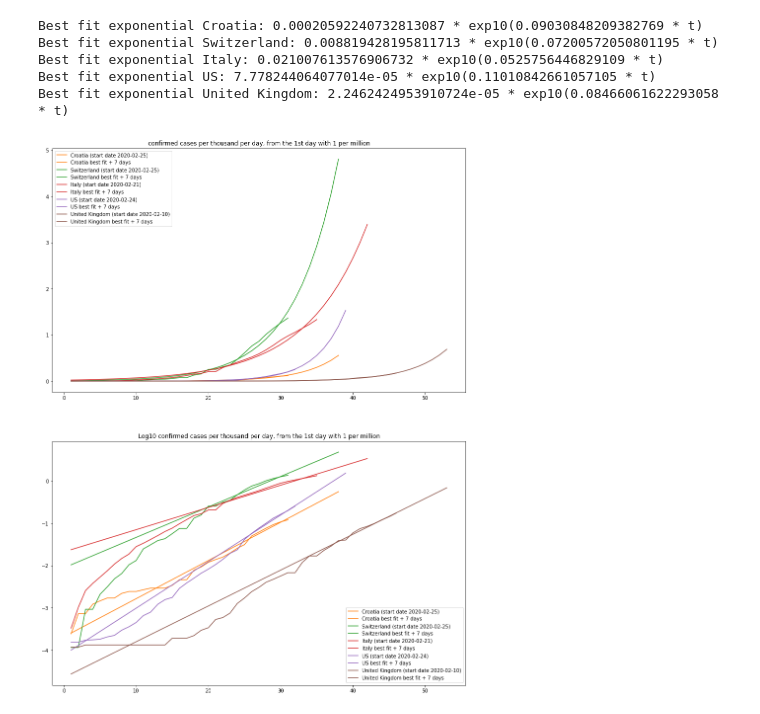
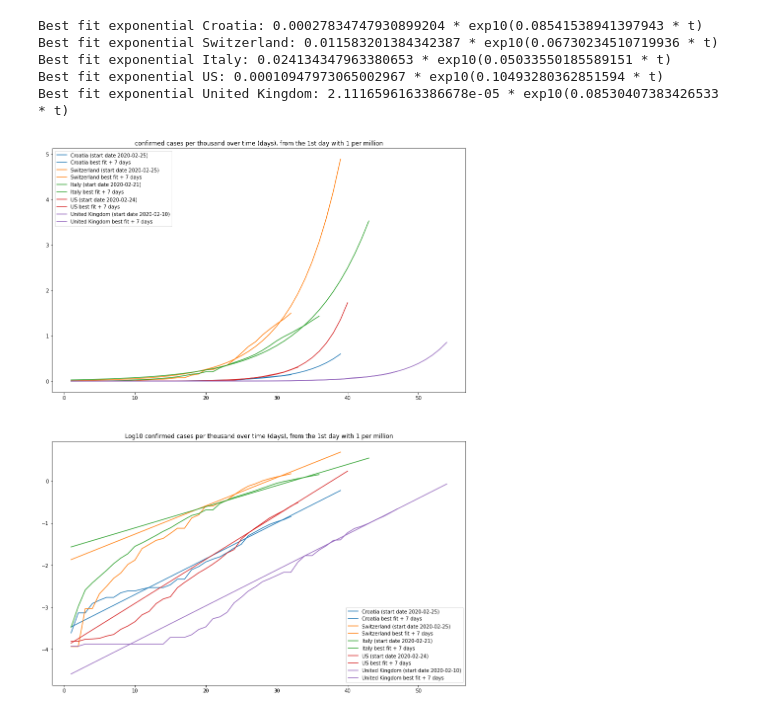
Before and after one commit to ibudiselic/covid, a Jupyter notebook: analyze.ipynb, the cells around one changed output. Saved outputs shown, nothing was run; the diff lists cells and outputs as text; code cells hidden in the pictures.

Commit message:
Update data; make colors consistent across all charts.

```diff
--- a/analyze.ipynb
+++ b/analyze.ipynb
@@ -108,7 +109,7 @@ for i, series in enumerate(['confirmed', 'recovered', 'dead']):
     ax = axes[i];
     for cname in countries_to_plot:
         ax.plot(db.dates, log(db.country(cname).get(series, perm=True)), label=cname)
-    ax.set_ylabel('# {} permille (log10)'.format(series))
+    ax.set_ylabel('# {} per thousand (log10)'.format(series))
     ax.set_xlabel('Date')
     ax.legend()
 
@@ -196,41 +197,41 @@ Best fit sigmoid: 81067.46322600072 / (1.0 + exp10(-0.09608713531659285 * (t - 1
 # %%
 def identity(lst):
     return lst
 
 def compare_countries(series, countries, start_value=(0.0001, '1 per million')):
     fig, axes = plt.subplots(2, 1, figsize=(15, 20))
 
     for cidx, country in enumerate(countries):
         # Start each country when they had 1 case per million.
         dates, data = get_start_and_align(country, series, start_value[0], perm=True)
         data_label = '{} (start date {})'.format(country, dates[0])
         fit_label = '{} best fit + {} days'.format(country, DAYS_EXTEND)
         xs = np.arange(1, len(data) + 1)
         (aexp, bexp), _ = curve_fit(exponential, xs, data, p0=(1, 0.3))
         print('Best fit exponential {}: {} * exp10({} * t)'.format(country, aexp, bexp))
 
         xs_extended = np.arange(1, len(xs) + 1 + DAYS_EXTEND)
-        color = 'C{}'.format(cidx + 1)
+        color = 'C{}'.format(cidx)
 
         for fnidx, fn in enumerate([identity, log]):
             ax = axes[fnidx]
             ax.plot(xs, fn(data), color, label=data_label)
             ax.plot(xs_extended, fn(exponential(xs_extended, aexp, bexp)), color, label=fit_label)
 
     axes[0].legend()
-    axes[0].set_title('{} cases per thousand per day, from the 1st day with {}'.format(series, start_value[1]))
+    axes[0].set_title('{} cases per thousand over time (days), from the 1st day with {}'.format(series, start_value[1]))
     axes[1].legend()
-    axes[1].set_title('Log10 {} cases per thousand per day, from the 1st day with {}'.format(series, start_value[1]))
+    axes[1].set_title('Log10 {} cases per thousand over time (days), from the 1st day with {}'.format(series, start_value[1]))
     plt.show()
 
 compare_countries('confirmed', countries_to_plot)
 # %% [output]
-Best fit exponential Croatia: 0.00020592240732813087 * exp10(0.09030848209382769 * t)
-Best fit exponential Switzerland: 0.008819428195811713 * exp10(0.07200572050801195 * t)
-Best fit exponential Italy: 0.021007613576906732 * exp10(0.0525756446829109 * t)
-Best fit exponential US: 7.778244064077014e-05 * exp10(0.11010842661057105 * t)
-Best fit exponential United Kingdom: 2.2462424953910724e-05 * exp10(0.08466061622293058 * t)
+Best fit exponential Croatia: 0.00027834747930899204 * exp10(0.08541538941397943 * t)
+Best fit exponential Switzerland: 0.011583201384342387 * exp10(0.06730234510719936 * t)
+Best fit exponential Italy: 0.024134347963380653 * exp10(0.05033550185589151 * t)
+Best fit exponential US: 0.00010947973065002967 * exp10(0.10493280362851594 * t)
+Best fit exponential United Kingdom: 2.1116596163386678e-05 * exp10(0.08530407383426533 * t)
-[figure, old version]
+[figure, new version]
 # %%
 # Not reliable for many of these countries as they are still in early stages!
 compare_countries('dead', countries_to_plot, start_value=(0, 'any deaths'))
```
Also changed, not shown: parts of 5 cells of this notebook, 3 other files.
